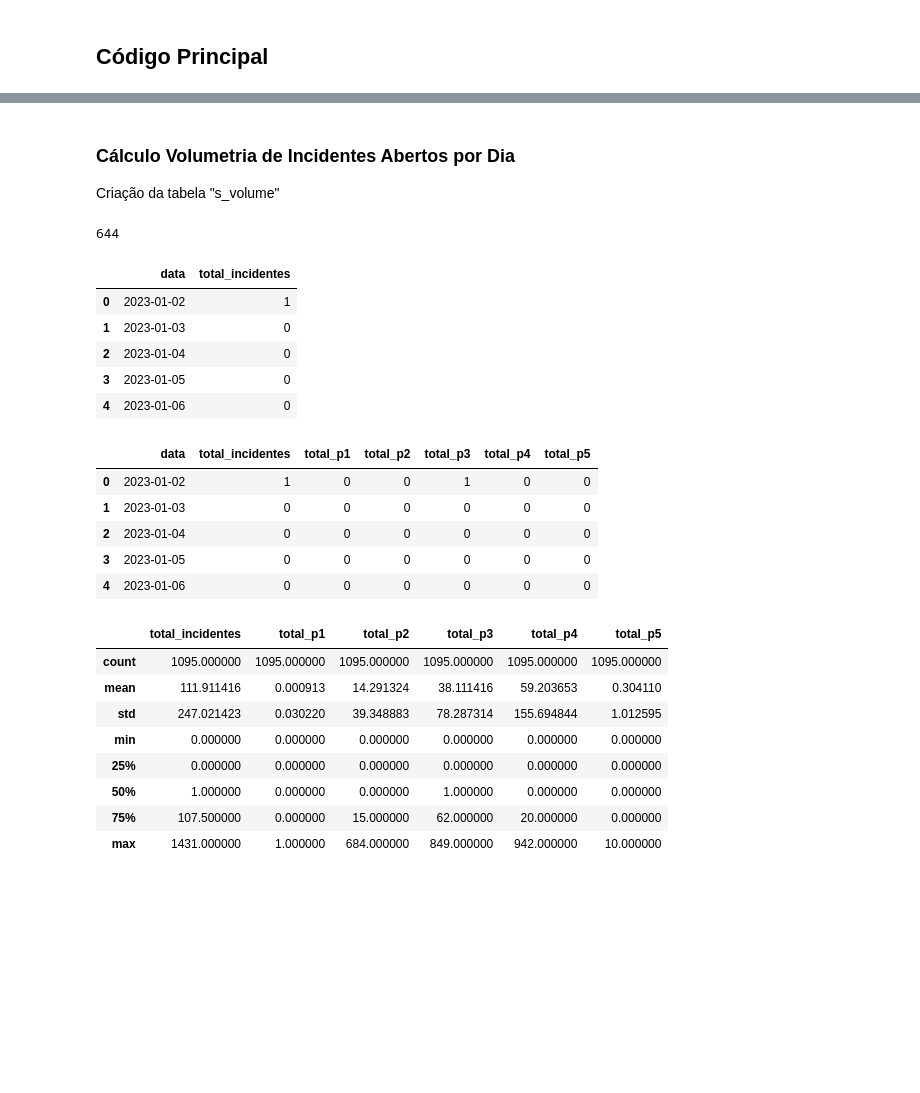
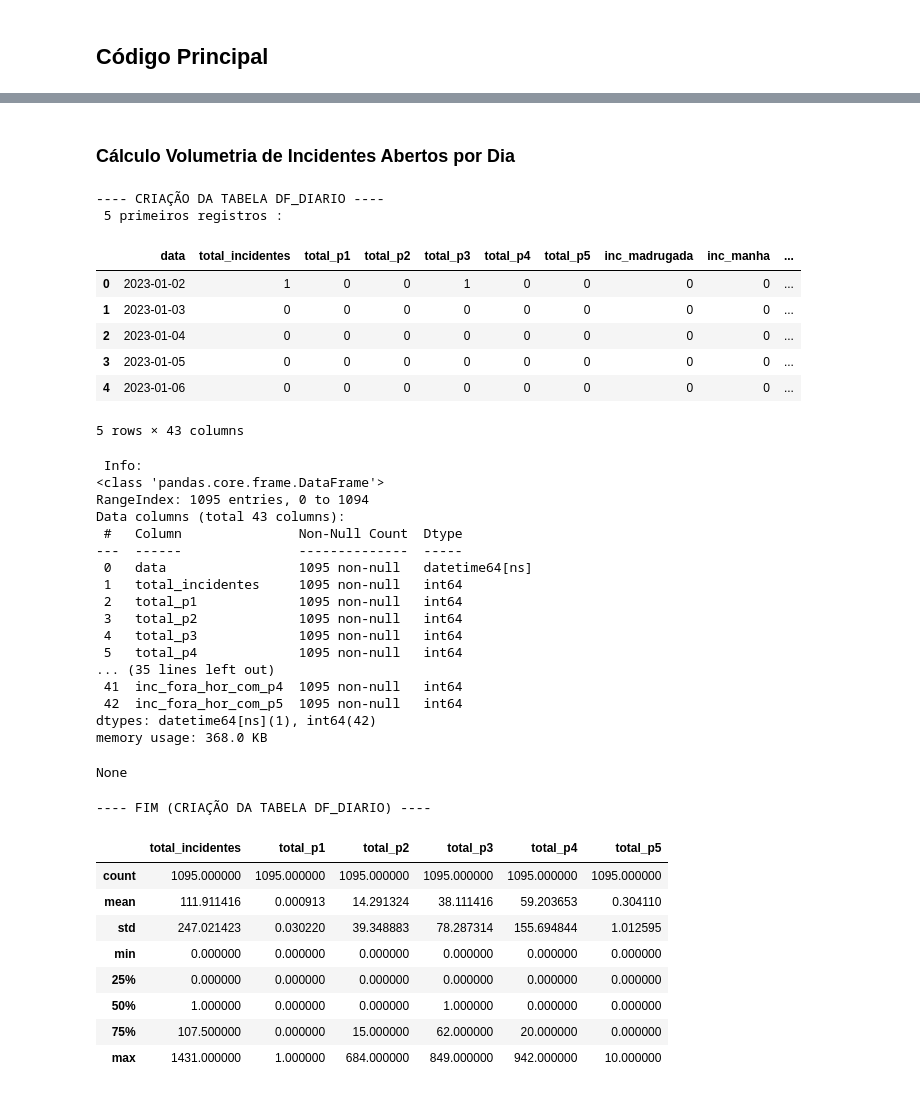
Before and after one commit to jffdevbr/challenge_locaweb, a Jupyter notebook: notebooks/data_exploration_target_behavior.ipynb, the cells around one changed output, grey strips where cells are left out. Cells and saved outputs as stored; diff of their text form; code cells hidden in the pictures; blank space fills up the shorter version.

```diff
--- a/notebooks/data_exploration_target_behavior.ipynb
+++ b/notebooks/data_exploration_target_behavior.ipynb
@@ -269,2 +363,5 @@ df[['data','data_encerrado', 'data_resolvido', 'ano_mes_aberto', 'ano_mes_encerr
 # %% [markdown]
 ## Código Principal
+# %%
+# Enriuecimento da Bronze
+df = enriquecimento_bronze(df)
@@ -271,23 +407,2 @@ df[['data','data_encerrado', 'data_resolvido', 'ano_mes_aberto', 'ano_mes_encerr
 # %% [markdown]
 ### Cálculo Volumetria de Incidentes Abertos por Dia
-Criação da tabela "s_volume"
-# %%
-# Verificando se houveram incidentes todos os dias
-df["data"].nunique()
-# %% [output]
-644
-# %%
-# Criando um df diario com o número de incidentes por dia - adicionando os dias em que houveram 0 incidentes
-contagem = df.groupby('data').size()
-indice_datas_completo = pd.date_range(start=contagem.index.min(), end=contagem.index.max(), freq='D')
-contagem_completa = contagem.reindex(indice_datas_completo, fill_value=0)
-df_diario = contagem_completa.reset_index()
-df_diario.columns = ['data', 'total_incidentes']
-df_diario.head()
-# %% [output]
-|  | data | total_incidentes |
-| 0 | 2023-01-02 | 1 |
-| 1 | 2023-01-03 | 0 |
-| 2 | 2023-01-04 | 0 |
-| 3 | 2023-01-05 | 0 |
-| 4 | 2023-01-06 | 0 |
@@ -304,12 +409,34 @@ df_diario[colunas_para_zerar] = df_diario[colunas_para_zerar].fillna(0).astype(i
-# %%
-df_diario.head()
-# %% [output]
-|  | data | total_incidentes | total_p1 | total_p2 | total_p3 | total_p4 | total_p5 |
-| 0 | 2023-01-02 | 1 | 0 | 0 | 1 | 0 | 0 |
-| 1 | 2023-01-03 | 0 | 0 | 0 | 0 | 0 | 0 |
-| 2 | 2023-01-04 | 0 | 0 | 0 | 0 | 0 | 0 |
-| 3 | 2023-01-05 | 0 | 0 | 0 | 0 | 0 | 0 |
-| 4 | 2023-01-06 | 0 | 0 | 0 | 0 | 0 | 0 |
+# %%
+df_diario = cria_df_diario(df)
+# %% [output]
+---- CRIAÇÃO DA TABELA DF_DIARIO ----
+ 5 primeiros registros :
+|  | data | total_incidentes | total_p1 | total_p2 | total_p3 | total_p4 | total_p5 | inc_madrugada | inc_manha | ... |
+| 0 | 2023-01-02 | 1 | 0 | 0 | 1 | 0 | 0 | 0 | 0 | ... |
+| 1 | 2023-01-03 | 0 | 0 | 0 | 0 | 0 | 0 | 0 | 0 | ... |
+| 2 | 2023-01-04 | 0 | 0 | 0 | 0 | 0 | 0 | 0 | 0 | ... |
+| 3 | 2023-01-05 | 0 | 0 | 0 | 0 | 0 | 0 | 0 | 0 | ... |
+| 4 | 2023-01-06 | 0 | 0 | 0 | 0 | 0 | 0 | 0 | 0 | ... |
+5 rows × 43 columns
+ Info:
+<class 'pandas.core.frame.DataFrame'>
+RangeIndex: 1095 entries, 0 to 1094
+Data columns (total 43 columns):
+ #   Column               Non-Null Count  Dtype
+---  ------               --------------  -----
+ 0   data                 1095 non-null   datetime64[ns]
+ 1   total_incidentes     1095 non-null   int64
+ 2   total_p1             1095 non-null   int64
+ 3   total_p2             1095 non-null   int64
+ 4   total_p3             1095 non-null   int64
+ 5   total_p4             1095 non-null   int64
+... (35 lines left out)
+ 41  inc_fora_hor_com_p4  1095 non-null   int64
+ 42  inc_fora_hor_com_p5  1095 non-null   int64
+dtypes: datetime64[ns](1), int64(42)
+memory usage: 368.0 KB
+None
+---- FIM (CRIAÇÃO DA TABELA DF_DIARIO) ----
 # %%
 df_diario[["total_incidentes", "total_p1", "total_p2", "total_p3", "total_p4", "total_p5"]].describe()
 # %% [output]
```
Also changed, not shown: parts of 52 cells of this notebook.
